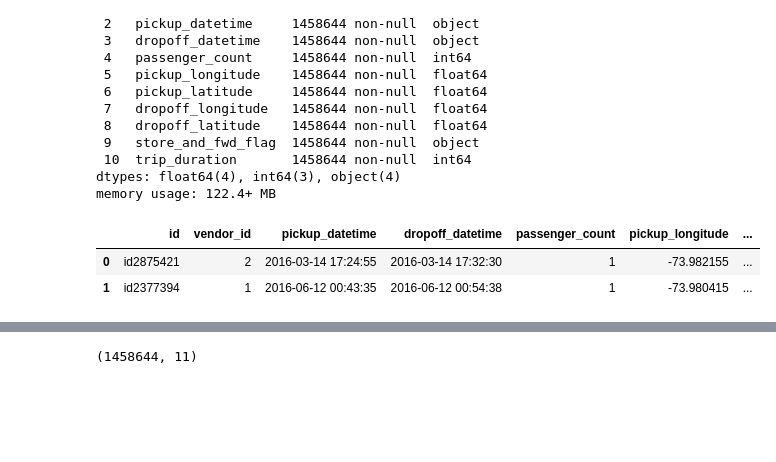
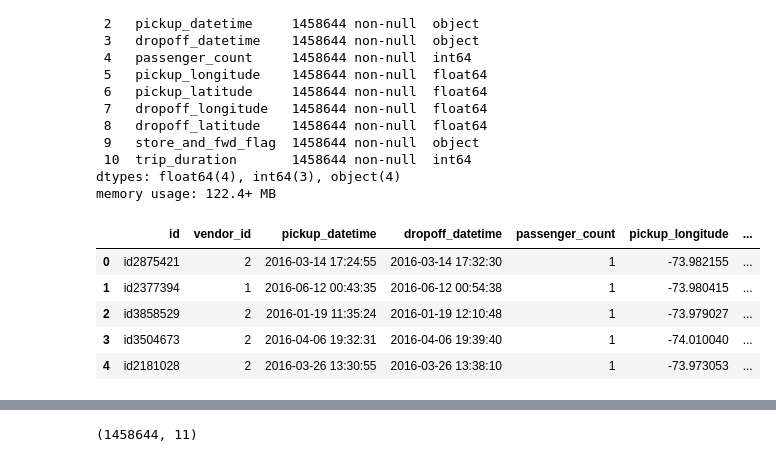
Before and after one commit to harshithgowdakc/NYC-Taxi-Data, a Jupyter notebook: NYC_Taxi_Data.ipynb, the cells around one changed output, grey strips where cells are left out. Cells and saved outputs as stored; diff of their text form; code cells hidden in the pictures; blank space fills up the shorter version.

```diff
--- a/NYC_Taxi_Data.ipynb
+++ b/NYC_Taxi_Data.ipynb
@@ -53,9 +56,12 @@ Data columns (total 11 columns):
 dtypes: float64(4), int64(3), object(4)
 memory usage: 122.4+ MB
 # %%
-nyc_df.head(2)
+nyc_df.head(5)
 # %% [output]
 |  | id | vendor_id | pickup_datetime | dropoff_datetime | passenger_count | pickup_longitude | ... |
 | 0 | id2875421 | 2 | 2016-03-14 17:24:55 | 2016-03-14 17:32:30 | 1 | -73.982155 | ... |
 | 1 | id2377394 | 1 | 2016-06-12 00:43:35 | 2016-06-12 00:54:38 | 1 | -73.980415 | ... |
+| 2 | id3858529 | 2 | 2016-01-19 11:35:24 | 2016-01-19 12:10:48 | 1 | -73.979027 | ... |
+| 3 | id3504673 | 2 | 2016-04-06 19:32:31 | 2016-04-06 19:39:40 | 1 | -74.010040 | ... |
+| 4 | id2181028 | 2 | 2016-03-26 13:30:55 | 2016-03-26 13:38:10 | 1 | -73.973053 | ... |
 # %%
```
Also changed, not shown: parts of 46 cells of this notebook.
